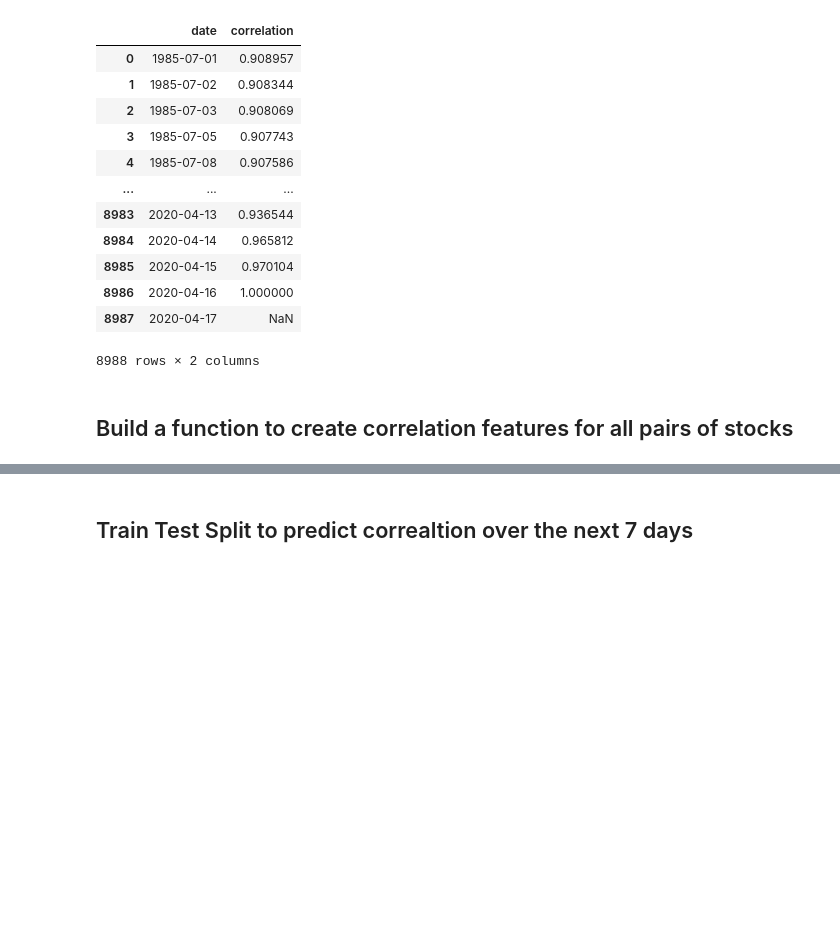
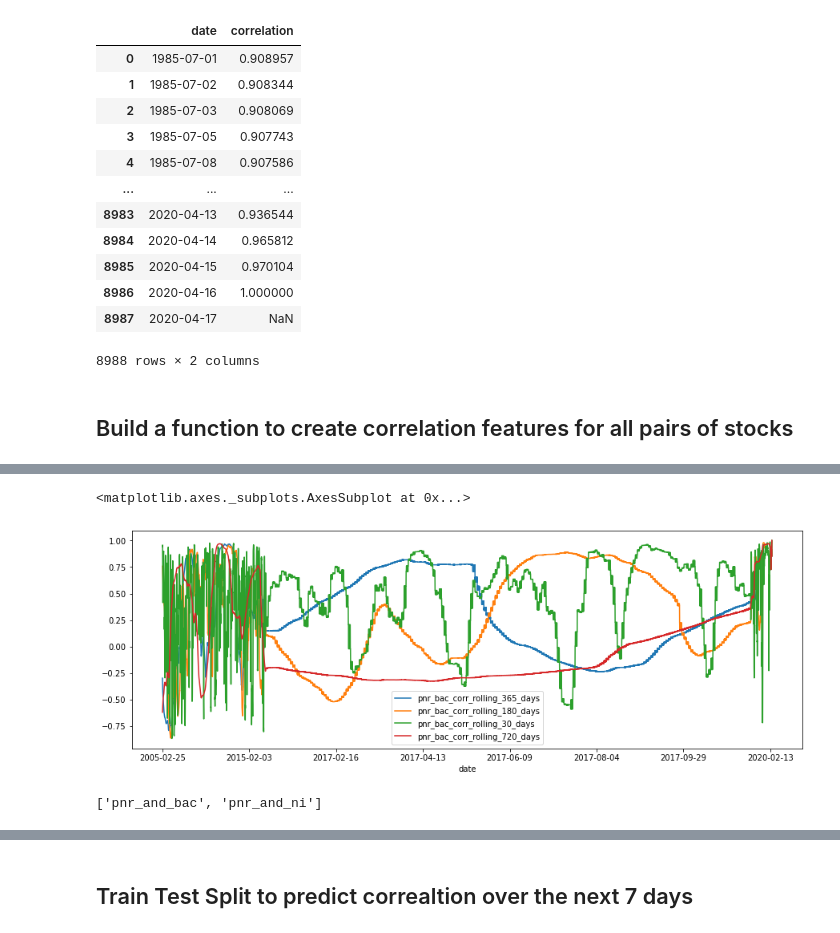
Before and after one commit to jonhilgart22/daily_trading, a Jupyter notebook: notebooks/train_model.ipynb, the cells around one changed output, grey strips where cells are left out. Cells and saved outputs as stored; diff of their text form; code cells hidden in the pictures; blank space fills up the shorter version.

```diff
--- a/notebooks/train_model.ipynb
+++ b/notebooks/train_model.ipynb
@@ -219,12 +219,13 @@ def build_correlation_dfs(dict_of_stocks_and_dfs, n_day_rolling_features_list=[
 
     start = time.time()
     n_stocks = len(dict_of_stocks_and_dfs.keys())
+    final_feature_df = create_date_dummy_df()
 
     for idx, first_stock_name in enumerate(dict_of_stocks_and_dfs.keys()):
         print('')
         print(f"Finished {idx/n_stocks} pct of stocks")
         print('')
-        for second_stock_name in dict_of_stocks_and_dfs.keys():
+        for second_idx, second_stock_name in enumerate(dict_of_stocks_and_dfs.keys()):
             if first_stock_name == second_stock_name:
                 continue
             print('-------')
@@ -234,11 +235,13 @@ def build_correlation_dfs(dict_of_stocks_and_dfs, n_day_rolling_features_list=[
             # here the date is not the index, yet
             first_stock_df = dict_of_stocks_and_dfs[f"{first_stock_name}"].loc[
                 dict_of_stocks_and_dfs[f"{first_stock_name}"].date.isin(dict_of_stocks_and_dfs[f"{second_stock_name}"].date), :]
+#             first_stock_df.date = pd.to_datetime(first_stock_df)
             #  filter second df by the dates in first
 
             # here the date is not the index, yet
             second_stock_df = dict_of_stocks_and_dfs[f"{second_stock_name}"].loc[
                 dict_of_stocks_and_dfs[f"{second_stock_name}"].date.isin(dict_of_stocks_and_dfs[f"{first_stock_name}"].date), :]
+#             second_stock_df.date = pd.to_datetime(second_stock_df)
 
             # set the date as an index and sort by date
             first_stock_df = first_stock_df.sort_values('date')
@@ -247,27 +250,47 @@ def build_correlation_dfs(dict_of_stocks_and_dfs, n_day_rolling_features_list=[
             first_stock_df = first_stock_df.set_index('date')
             second_stock_df = second_stock_df.set_index('date')
 
-            all_features_df = None
+            all_features_df = pd.DataFrame()
             for rolling_idx, rolling_day in enumerate(n_day_rolling_features_list):
+                print('rolling_idx', rolling_idx)
                 features_df = create_correlation_and_variance_features(
                     first_stock_df, second_stock_df, rolling_day, first_stock_name=first_stock_name, second_stock_name=second_stock_name)
 
-                if rolling_idx == 0: # only add in volume features once
+#                 if rolling_idx == 0: # only add in volume features once
+#                 if f"{first_stock_name}_volume" in
+                features_df[f"{second_stock_name}_volume"] = list(second_stock_df.volume)
+
+
+                if (f"{first_stock_name}_volume" not in features_df.columns) and (rolling_idx == 0):
+                    print('adding first stock volume')
                     features_df[f"{first_stock_name}_volume"] = list(first_stock_df.volume)
+
+                if (f"{second_stock_name}_volume" not in features_df.columns) and (rolling_idx == 0):
+                    print('adding second stock volume')
                     features_df[f"{second_stock_name}_volume"] = list(second_stock_df.volume)
+
+                if rolling_idx == 0:
+                    print('features_df', features_df.head())
+                    print('rolling idx == 0')
                     all_features_df = features_df
                 else:
-                    all_features_df = all_features_df.set_index('date').merge(features_df, on='date')
-            print(all_features_df.info())
+                    print(all_features_df.info(), 'alal features')
+                    print(features_df.info(), 'features_df df')
+                    all_features_df = all_features_df.join(features_df.set_index('date'), on='date', lsuffix='_left')
+
+            all_features_df = final_feature_df.join(all_features_df.set_index('date'), on='date')
+            print('all_features_df', all_features_df.head())
+
+#                     final_df.join(all_features_df)
 
             stock_features_dict[f"{first_stock_name}_and_{second_stock_name}"] = all_features_df
 
             end = time.time()
             print(f"Building all correlations took {(end-start)/60} minutes")
             start = time.time()
+            break
 
-        if idx == 2:
-            break
+        break
 
     end_time = time.time()
     print(f"Total time {(end_time-start_time) / 60} minutes")
@@ -368,0 +469,6 @@ Creating correlations + variance on close for 720 days
+# %%
+final_stock_df['pnr_and_bac'].set_index('date')[['pnr_bac_corr_rolling_365_days','pnr_bac_corr_rolling_180_days',
+                                                'pnr_bac_corr_rolling_30_days', 'pnr_bac_corr_rolling_720_days']].plot(figsize=(15,5))
+# %% [output]
+<matplotlib.axes._subplots.AxesSubplot at 0x...>
+[figure, added]
@@ -369 +477,5 @@ Creating correlations + variance on close for 720 days
+# %%
+list(final_stock_df.keys())[:2]
+# %% [output]
+['pnr_and_bac', 'pnr_and_ni']
 # %%
```
Also changed, not shown: parts of 14 cells of this notebook.
